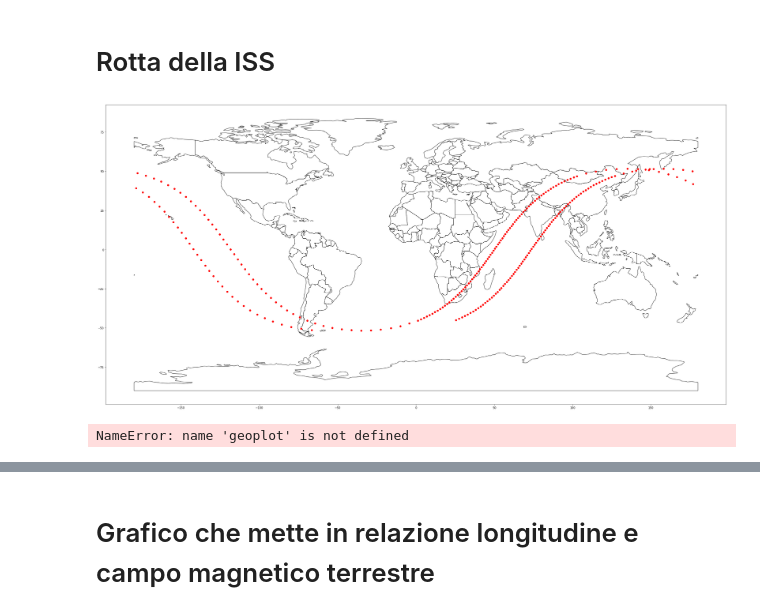
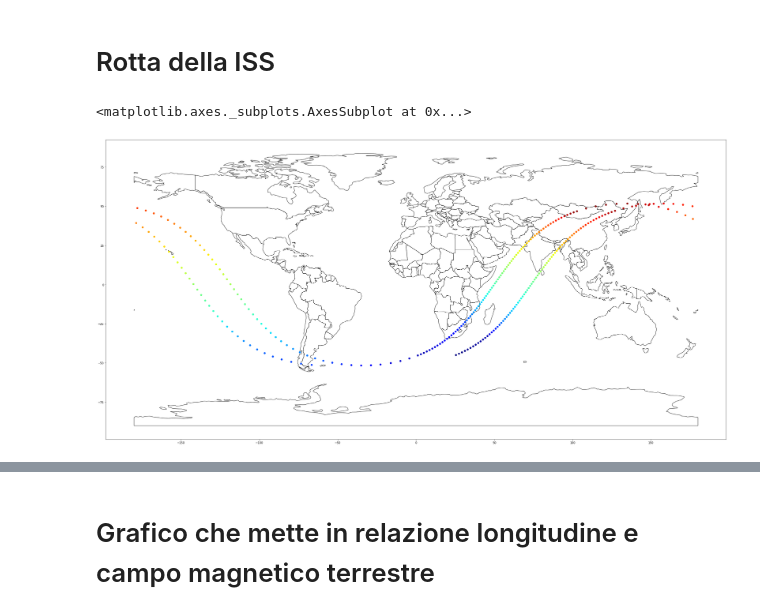
Before and after one commit to FrancescoGiraud0/WOODProject, a Jupyter notebook: data_analysis/Analisi.ipynb, the cells around one changed output, grey strips where cells are left out. Saved outputs shown, nothing was run; the diff lists cells and outputs as text; code cells hidden in the pictures.

```diff
--- a/data_analysis/Analisi.ipynb
+++ b/data_analysis/Analisi.ipynb
@@ -67,25 +67,17 @@ iss_df.head()
 # %% [markdown]
 # Rotta della ISS
 # %%
+import matplotlib.pyplot as plt
 gdf = geopandas.GeoDataFrame(
     iss_df, geometry=geopandas.points_from_xy(iss_df.lon, iss_df.lat))
 
 world = geopandas.read_file(geopandas.datasets.get_path('naturalearth_lowres'))
 
-# We restrict to South America.
+colormap = []
 ax = world.plot(color='white', edgecolor='black', figsize=(40,40))
 
-# We can now plot our ``GeoDataFrame``.
-gdf.plot(ax=ax, color='red')
-
-plt.show()
+gdf.plot(ax=ax, c = iss_df['magnetic_field'], cmap = 'jet')
+#plt.scatter(iss_, c = iss_df['magnetic_field'], cmap = 'jet')
 # %% [output]
+<matplotlib.axes._subplots.AxesSubplot at 0x...>
-[figure, old version]
+[figure, new version]
-# %%
-ax = geoplot.kdeplot(
-    collisions.head(1000), clip=boroughs.geometry,
-    shade=True, cmap='Reds',
-    projection=geoplot.crs.AlbersEqualArea())
-geoplot.polyplot(boroughs, ax=ax, zorder=1)
-# %% [output]
-NameError: name 'geoplot' is not defined
```
Also changed, not shown: parts of 3 cells of this notebook.
